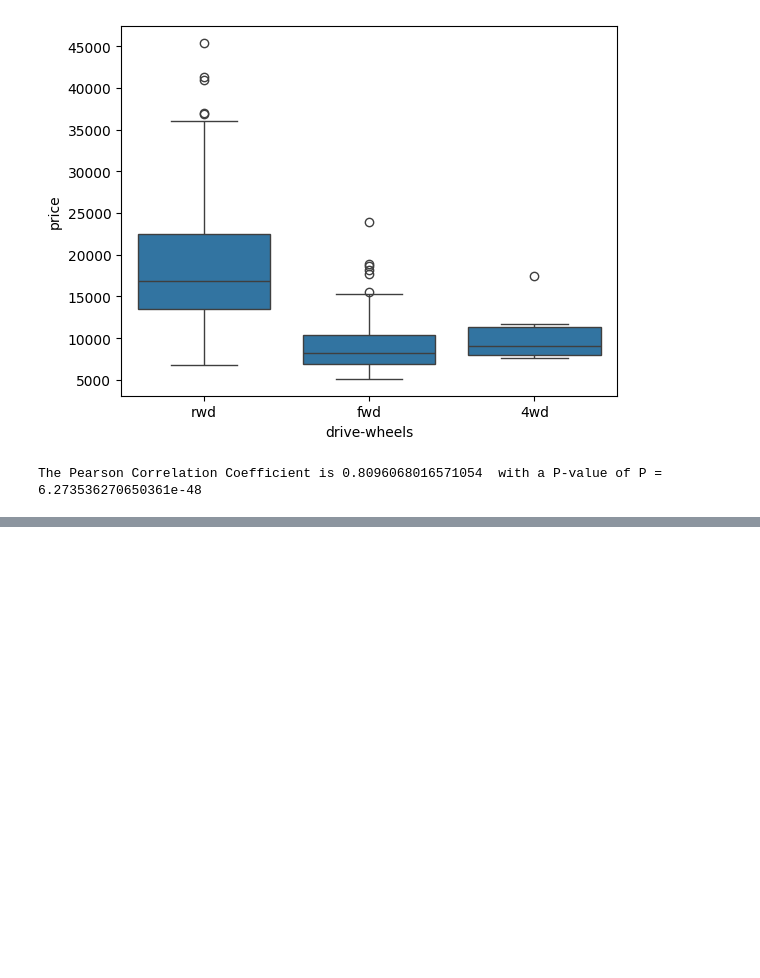
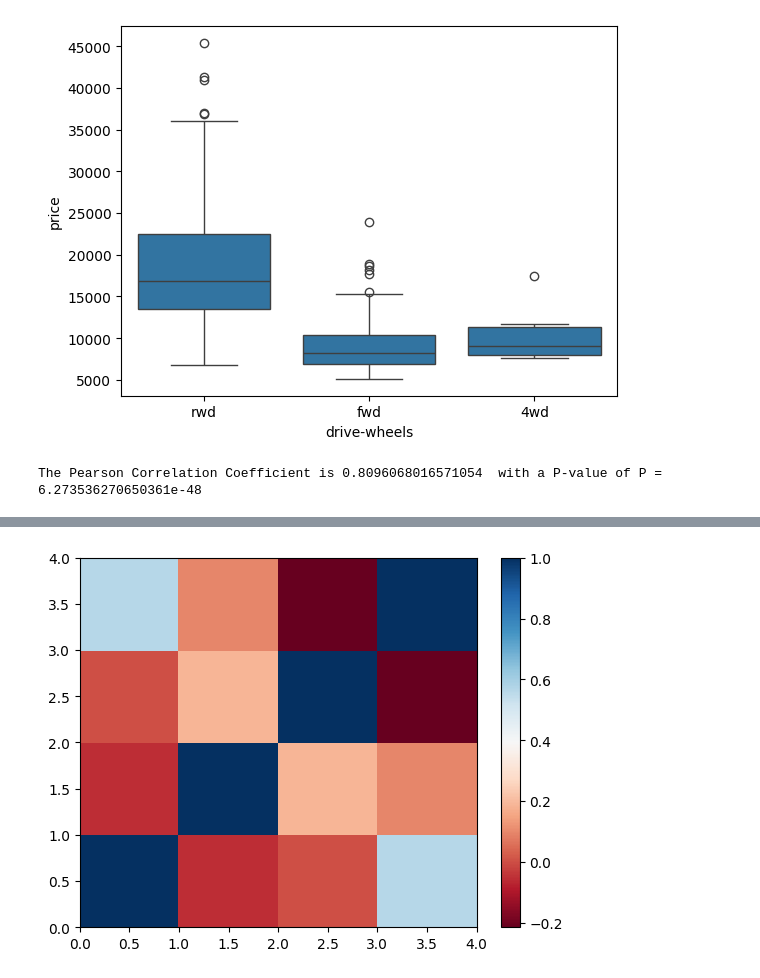
Before and after one commit to Donsd/jupyterNoteBook, a Jupyter notebook: cardataset.ipynb, the cells around one changed output, grey strips where cells are left out. Saved outputs shown, nothing was run; the diff lists cells and outputs as text; code cells hidden in the pictures; blank space fills up the shorter version.

```diff
--- a/cardataset.ipynb
+++ b/cardataset.ipynb
@@ -492,0 +500,3 @@ The Pearson Correlation Coefficient is 0.8096068016571054  with a P-value of P =
+# %%
+data_corr=data[['bore','stroke','compression-ratio','horsepower']].corr()
+data_corr
@@ -492,0 +509,6 @@ The Pearson Correlation Coefficient is 0.8096068016571054  with a P-value of P =
+# %%
+plt.pcolor(data_corr, cmap='RdBu')
+plt.colorbar()
+plt.show()
+# %% [output]
+[figure, added]
```
Also changed, not shown: parts of 21 cells of this notebook.
